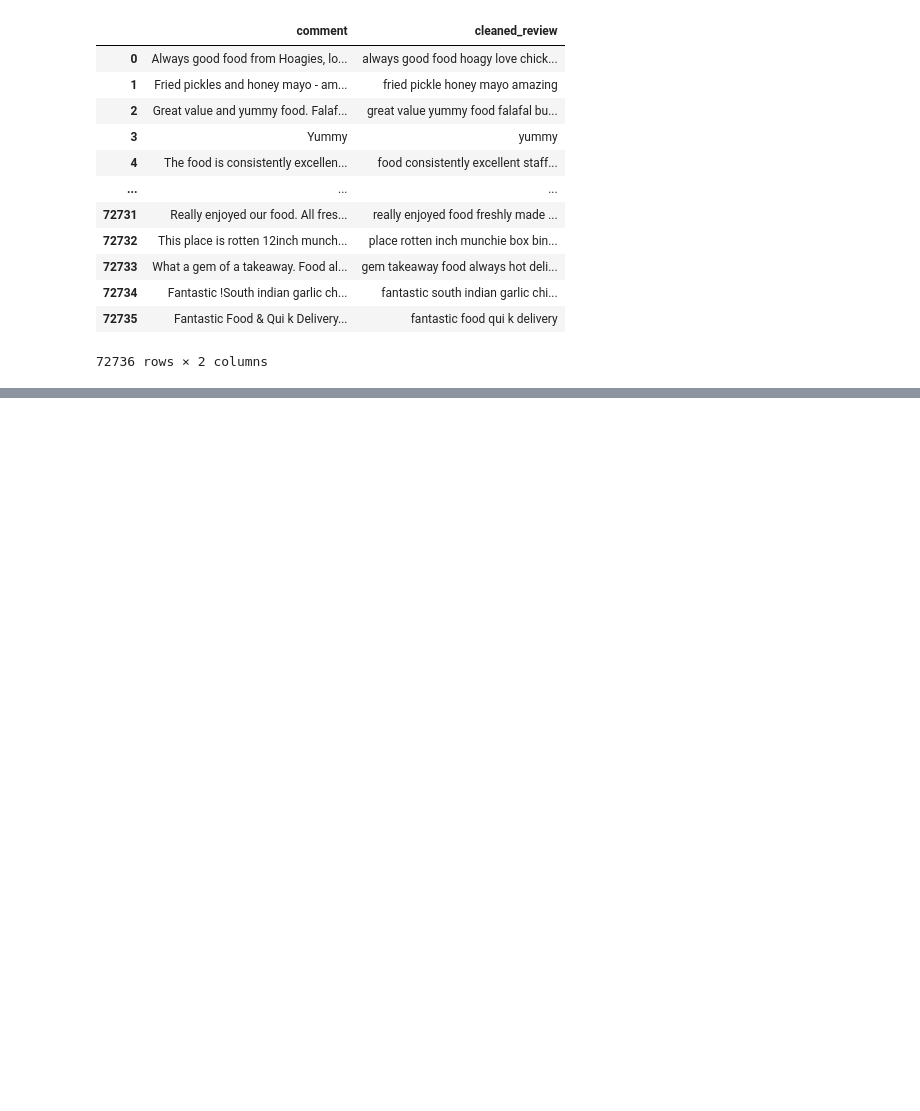
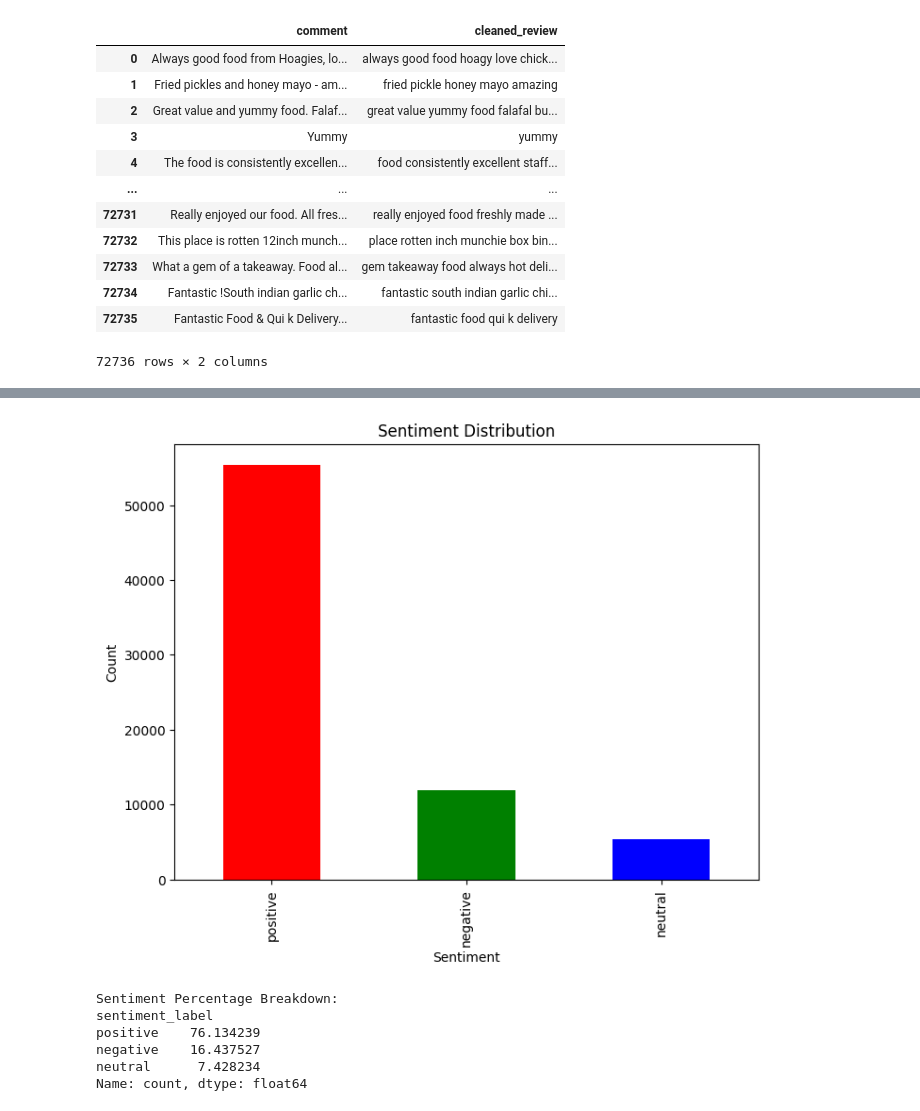
Before and after one commit to Milad-agdam/sentiment-analysis, a Jupyter notebook: GoogleReviewSentimentAnalysis/src/main.ipynb, the cells around one changed output, grey strips where cells are left out. Cells and saved outputs as stored; diff of their text form; code cells hidden in the pictures; blank space fills up the shorter version.

Commit message:
adding som chart to analysis

```diff
--- a/GoogleReviewSentimentAnalysis/src/main.ipynb
+++ b/GoogleReviewSentimentAnalysis/src/main.ipynb
@@ -58,3 +66,13 @@ def rejoin_tokens(tokens):
+# %%
+positive_words = set(["legend","good", "excellent", "awesome", "amazing", "fantastic", "finest", "fantastic", "quick"])
+
+# Function to adjust sentiment based on positive words
+def adjust_sentiment_based_on_positive_words(text, sentiment_score):
+    # Check if any positive words are present in the text
+    if any(word in text for word in positive_words):
+        # Increase the sentiment score (adjust as needed)
+        sentiment_score += 0.1
+    return sentiment_score
 # %%
 def preprocess_pipeline(text):
     # Chain your preprocessing functions
@@ -63,6 +81,7 @@ def preprocess_pipeline(text):
     tokens = remove_stopwords(tokens)
     tokens = lemmatize_tokens(tokens)
     text = rejoin_tokens(tokens)
+    text = remove_emojis(text)
     return text
 # %%
 # Apply the preprocessing pipeline to your text column
@@ -83,3 +102,23 @@ df
 | 72734 | Fantastic !South indian garlic ch... | fantastic south indian garlic chi... |
 | 72735 | Fantastic Food & Qui k Delivery... | fantastic food qui k delivery |
 72736 rows × 2 columns
+# %%
+# Initialize the SentimentIntensityAnalyzer
+sia = SentimentIntensityAnalyzer()
+
+# Analyze sentiment and create a new column
+df['sentiment_score'] = df.apply(lambda row: sia.polarity_scores(row['cleaned_review'])['compound'], axis=1)
+
+# Adjust sentiment based on positive words
+df['sentiment_score'] = df.apply(lambda row: adjust_sentiment_based_on_positive_words(row['cleaned_review'], row['sentiment_score']), axis=1)
+# Define a function to label sentiments
+def label_sentiment(score):
+    if score >= 0.05:
+        return 'positive'
+    elif score <= -0.05:
+        return 'negative'
+    else:
+        return 'neutral'
+
+# Apply the function to create a new column with sentiment labels
+df['sentiment_label'] = df['sentiment_score'].apply(label_sentiment)
@@ -85,0 +141,27 @@ df
+# %%
+# Count the occurrences of each sentiment label
+sentiment_counts = df['sentiment_label'].value_counts()
+
+# Plot the sentiment distribution
+plt.figure(figsize=(8, 6))
+sentiment_counts.plot(kind='bar', color=['red', 'green', 'blue'])
+plt.title('Sentiment Distribution')
+plt.xlabel('Sentiment')
+plt.ylabel('Count')
+plt.show()
+# %% [output]
+[figure, added]
+# %%
+# Calculate the percentage of each sentiment label
+sentiment_percentages = sentiment_counts / len(df) * 100
+
+# Display the percentage breakdown
+print("Sentiment Percentage Breakdown:")
+print(sentiment_percentages)
+# %% [output]
+Sentiment Percentage Breakdown:
+sentiment_label
+positive    76.134239
+negative    16.437527
+neutral      7.428234
+Name: count, dtype: float64
```
Also changed, not shown: parts of 3 cells of this notebook, 1 other file.
